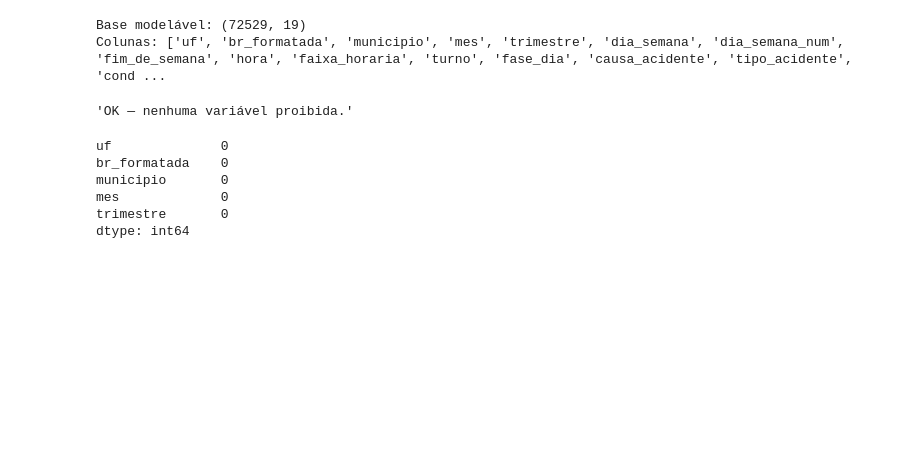
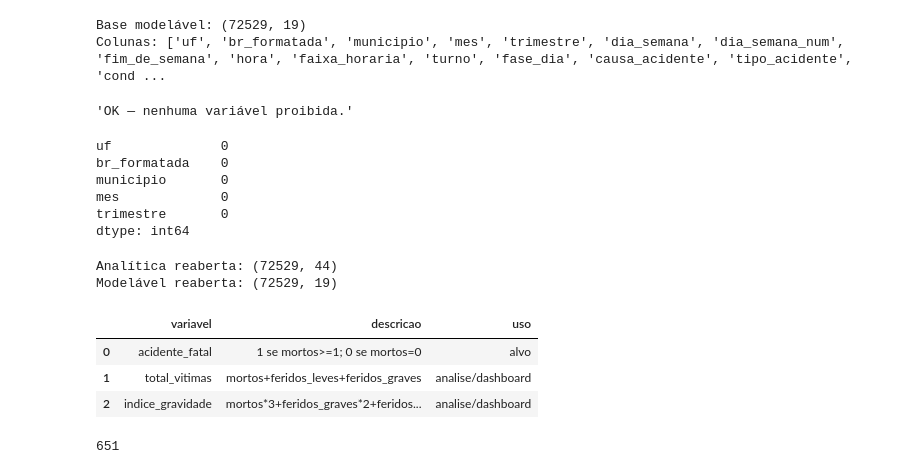
Before and after one commit to andrezlucas/FAP-2026-AnaliseDados, a Jupyter notebook: Projeto_PRF/notebooks/modulo04.ipynb, the cells around one changed output. Drawn from its saved outputs; the diff is of its cells as text; code cells hidden in the pictures; blank space fills up the shorter version.

```diff
--- a/Projeto_PRF/notebooks/modulo04.ipynb
+++ b/Projeto_PRF/notebooks/modulo04.ipynb
@@ -741,3 +741,68 @@ base_modelavel.to_csv(
   ARQUIVO_BASE_MODELAVEL,
   index=False, sep=SEPARADOR,
   encoding=ENCODING_SAIDA)
+# %%
+valid_analitica = pd.read_csv(
+ ARQUIVO_BASE_ANALITICA,
+ sep=SEPARADOR,
+ encoding=ENCODING_SAIDA)
+valid_modelavel = pd.read_csv(
+ ARQUIVO_BASE_MODELAVEL,
+ sep=SEPARADOR,
+ encoding=ENCODING_SAIDA)
+
+print("Analítica reaberta:",
+ valid_analitica.shape)
+print("Modelável reaberta:",
+ valid_modelavel.shape)
+assert len(valid_analitica) == len(base_analitica)
+assert len(valid_modelavel) == len(base_modelavel)
+# %% [output]
+Analítica reaberta: (72529, 44)
+Modelável reaberta: (72529, 19)
+# %%
+linhas_dic = [
+ {"variavel":"acidente_fatal",
+ "descricao":"1 se mortos>=1; 0 se mortos=0",
+ "uso":"alvo"},
+ {"variavel":"total_vitimas",
+ "descricao":"mortos+feridos_leves+feridos_graves",
+ "uso":"analise/dashboard"},
+ {"variavel":"indice_gravidade",
+ "descricao":"mortos*3+feridos_graves*2+feridos_leves",
+ "uso":"analise/dashboard"}
+]
+
+dicionario = pd.DataFrame(linhas_dic)
+dicionario.to_csv(
+ ARQUIVO_DICIONARIO, index=False,
+ sep=SEPARADOR, encoding=ENCODING_SAIDA)
+display(dicionario)
+# %% [output]
+|  | variavel | descricao | uso |
+| 0 | acidente_fatal | 1 se mortos>=1; 0 se mortos=0 | alvo |
+| 1 | total_vitimas | mortos+feridos_leves+feridos_graves | analise/dashboard |
+| 2 | indice_gravidade | mortos*3+feridos_graves*2+feridos... | analise/dashboard |
+# %%
+texto_decisoes = f"""
+# Decisões de tratamento — Módulo 4
+Data: {datetime.now().strftime('%Y-%m-%d %H:%M')}
+
+## Principais decisões
+- Colunas: minúsculas, sem acentos, underline.
+- Numéricas: pd.to_numeric(errors='coerce').
+- Datas: pd.to_datetime(errors='coerce').
+- Categorias ausentes: IGNORADO.
+- Alvo: acidente_fatal=1 quando mortos>=1.
+- Base modelável exclui variáveis
+ derivadas do desfecho.
+
+## Arquivos gerados
+- {ARQUIVO_BASE_ANALITICA}
+- {ARQUIVO_BASE_MODELAVEL}
+- {ARQUIVO_DICIONARIO}
+"""
+ARQUIVO_DECISOES.write_text(
+ texto_decisoes, encoding="utf-8")
+# %% [output]
+651
```
Also changed, not shown: parts of 2 cells of this notebook, 4 other files.
